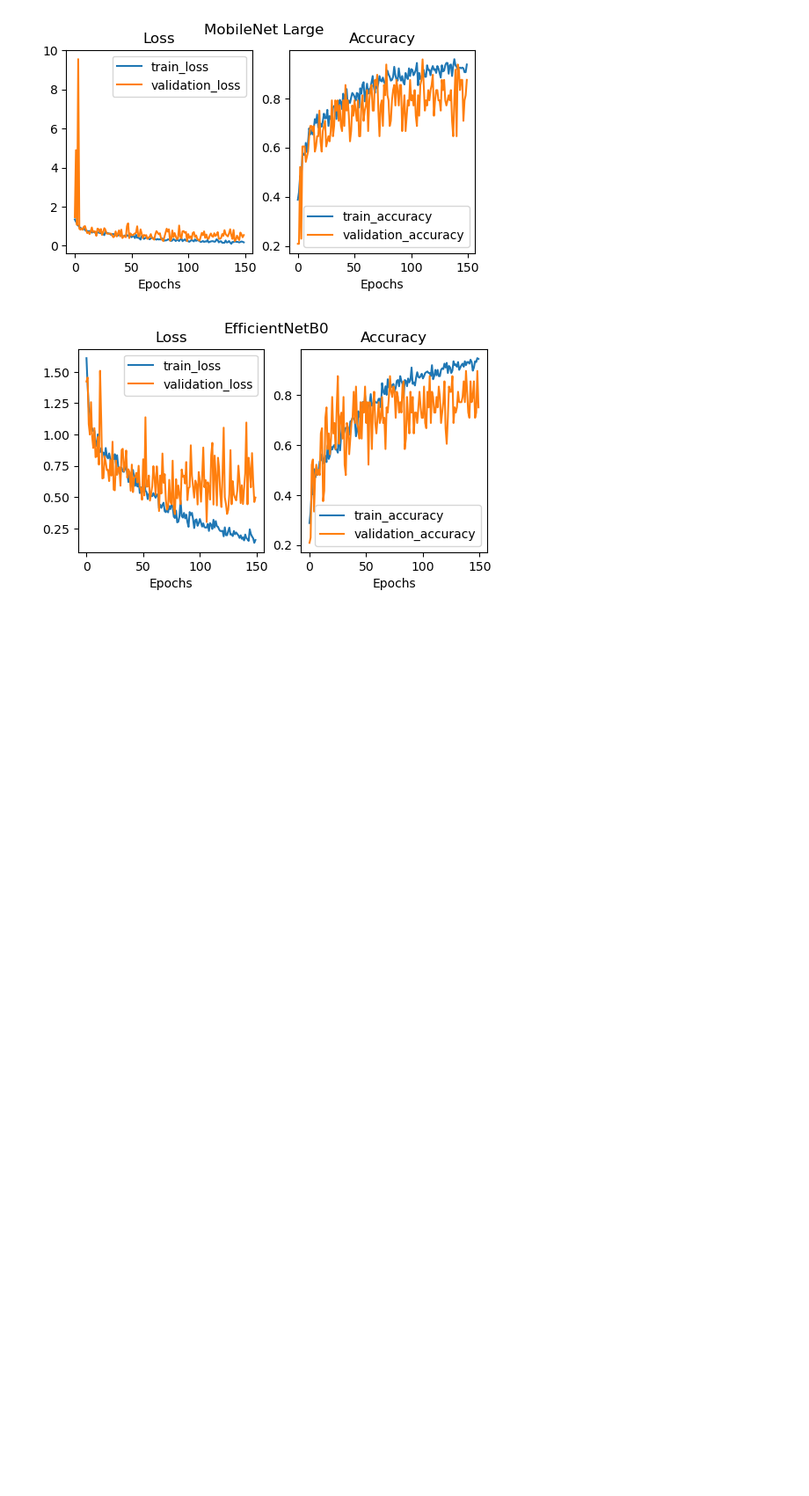
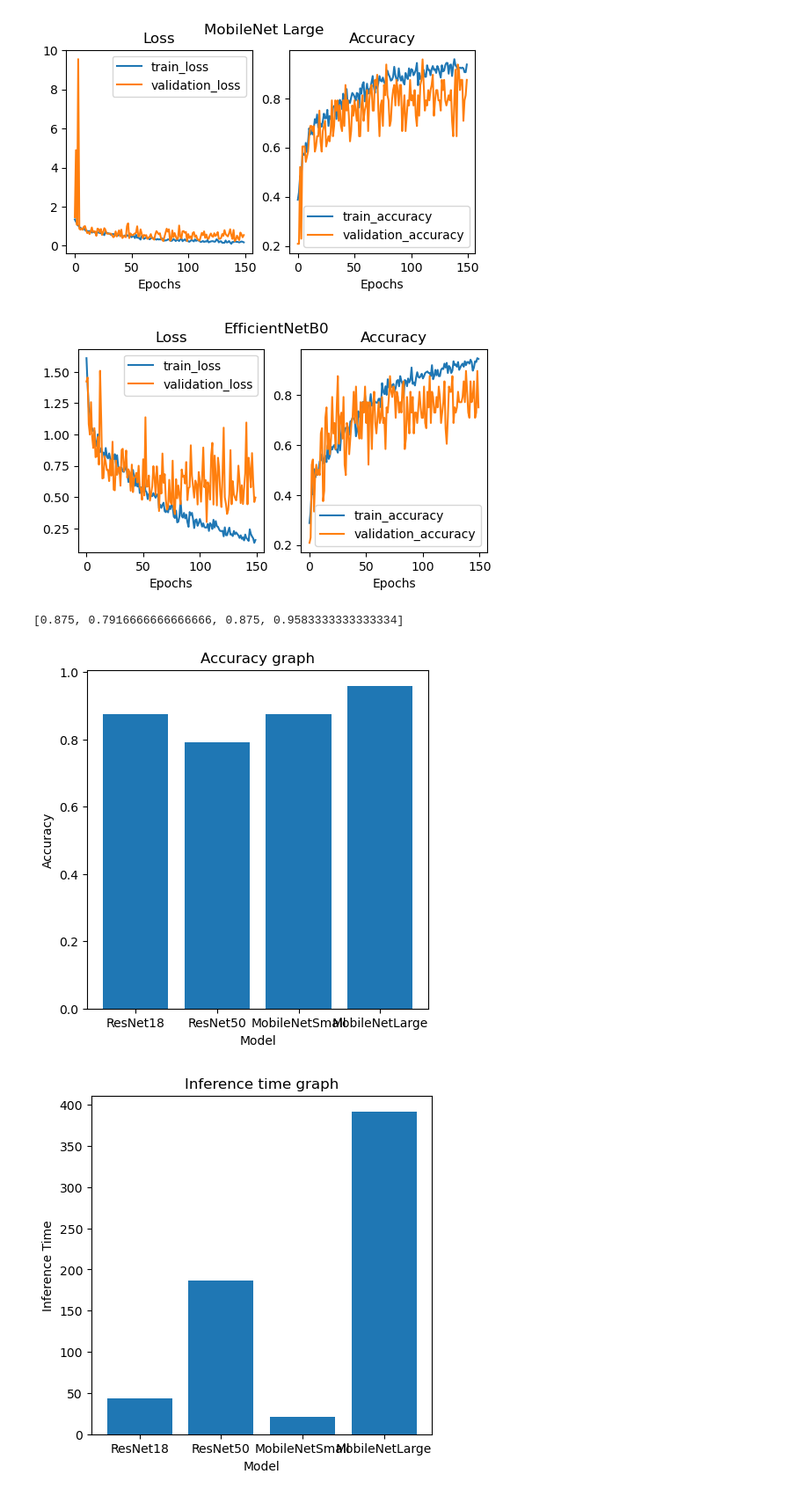
Before and after one commit to J-Mina/AQAUIS, a Jupyter notebook: Code/Visibility/13_Load_models_150.ipynb, the cells around one changed output. Shown at 88% size. Saved outputs shown, nothing was run; the diff lists cells and outputs as text; code cells hidden in the pictures; blank space fills up the shorter version.

```diff
--- a/Code/Visibility/13_Load_models_150.ipynb
+++ b/Code/Visibility/13_Load_models_150.ipynb
@@ -107,0 +120,24 @@ load_model(effnet_b0,)
+# %%
+models=['ResNet18', 'ResNet50', 'MobileNetSmall', 'MobileNetLarge']#, 'EfficientNetB0']
+inference_time = [res18_results[2]['model_inf_time'],res50_results[2]['model_inf_time'], mobnet_sml_results[2]['model_inf_time'], mobnet_lrg_results[2]['model_inf_time']]#, effnetb0_results[2]['model_inf_time']]
+accuracy = [max(res18_results[0]['validation_acc']), max(res50_results[0]['validation_acc']), max(mobnet_sml_results[0]['validation_acc']), max(mobnet_lrg_results[0]['validation_acc'])]#, max(effnetb0_results[0]['validation_acc'])]
+
+print(accuracy)
+
+plt.figure(figsize=(5,5))
+plt.bar(models, accuracy)
+plt.title('Accuracy graph')
+plt.xlabel('Model')
+plt.ylabel('Accuracy')
+plt.show()
+
+plt.figure(figsize=(5,5))
+plt.bar(models, inference_time)
+plt.title('Inference time graph')
+plt.xlabel('Model')
+plt.ylabel('Inference Time')
+plt.show()
+# %% [output]
+[0.875, 0.7916666666666666, 0.875, 0.9583333333333334]
+[figure, added]
+[figure, added]
```
Also changed, not shown: parts of 9 cells of this notebook, 13 other files.
